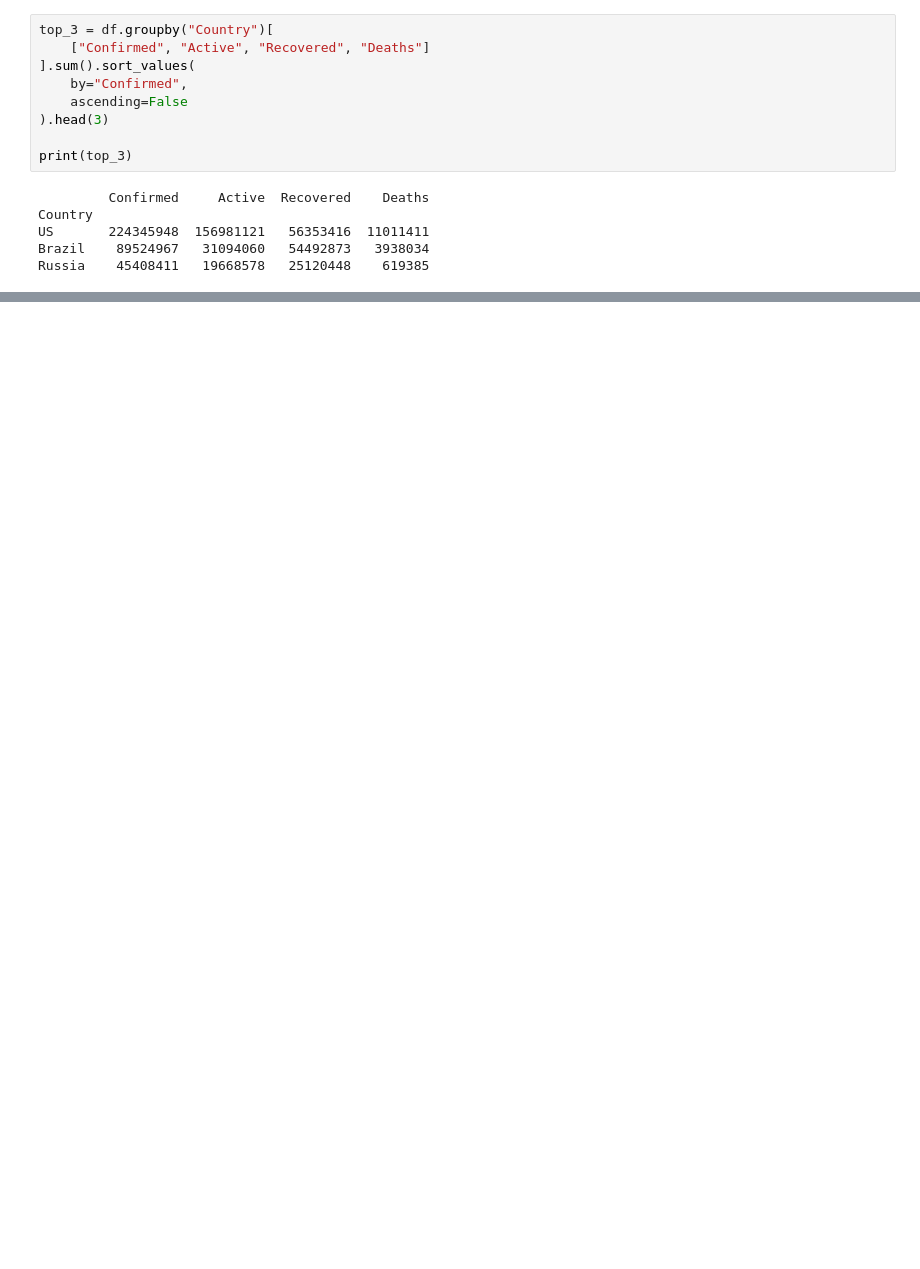
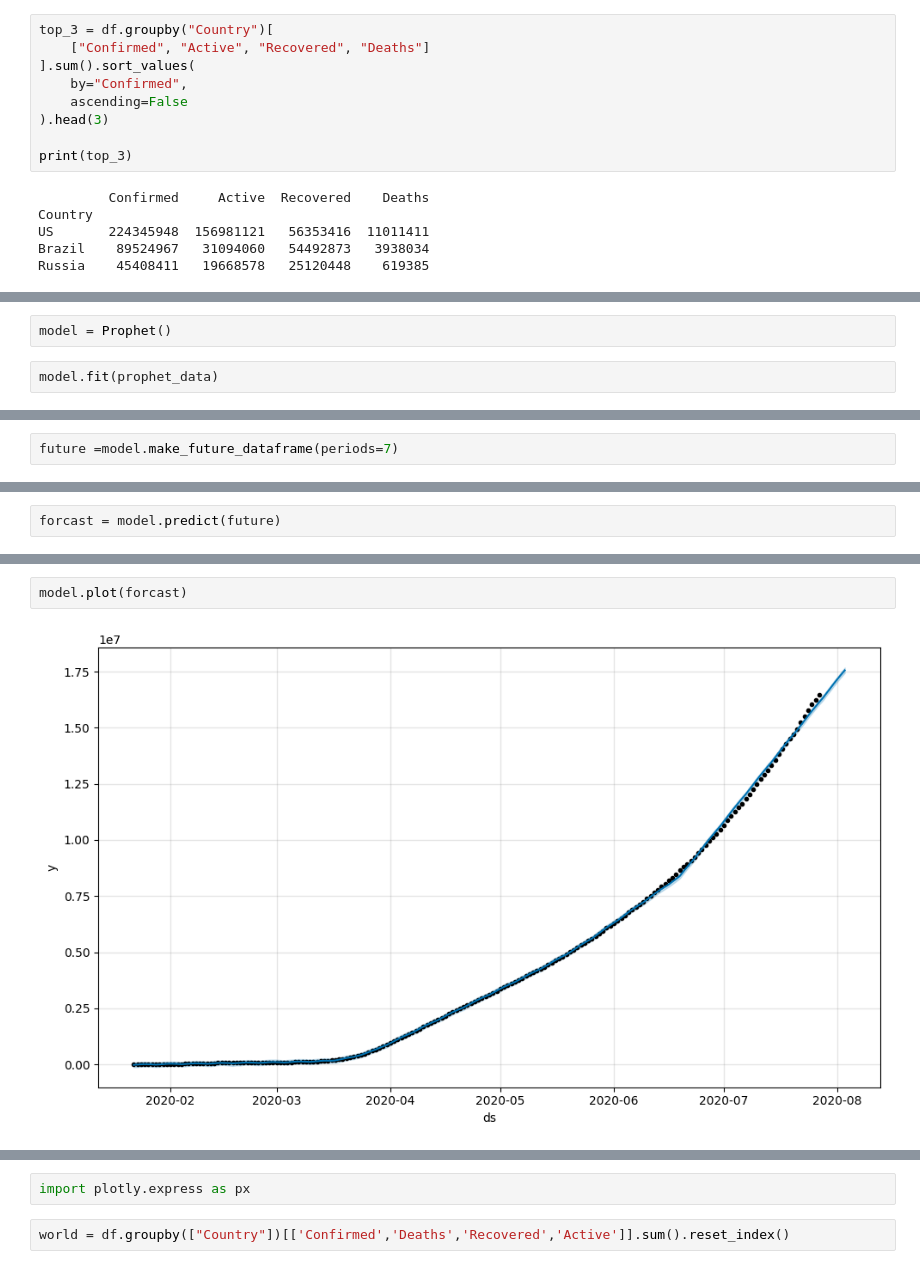
Before and after one commit to sk-shahsi/ML_Model, a Jupyter notebook: covid_19_Capstone_Project.ipynb, the cells around one changed output, grey strips where cells are left out. Cells and saved outputs as stored; diff of their text form; blank space fills up the shorter version.

```diff
--- a/covid_19_Capstone_Project.ipynb
+++ b/covid_19_Capstone_Project.ipynb
@@ -173,0 +387,4 @@ Russia    45408411   19668578   25120448    619385
+# %%
+model = Prophet()
+# %%
+model.fit(prophet_data)
@@ -173,0 +395,2 @@ Russia    45408411   19668578   25120448    619385
+# %%
+future =model.make_future_dataframe(periods=7)
@@ -173,0 +413,2 @@ Russia    45408411   19668578   25120448    619385
+# %%
+forcast = model.predict(future)
@@ -173,0 +447,4 @@ Russia    45408411   19668578   25120448    619385
+# %%
+model.plot(forcast)
+# %% [output]
+[figure, added]
@@ -173,0 +452,4 @@ Russia    45408411   19668578   25120448    619385
+# %%
+import plotly.express as px
+# %%
+world = df.groupby(["Country"])[['Confirmed','Deaths','Recovered','Active']].sum().reset_index()
```
Also changed, not shown: parts of 38 cells of this notebook.
